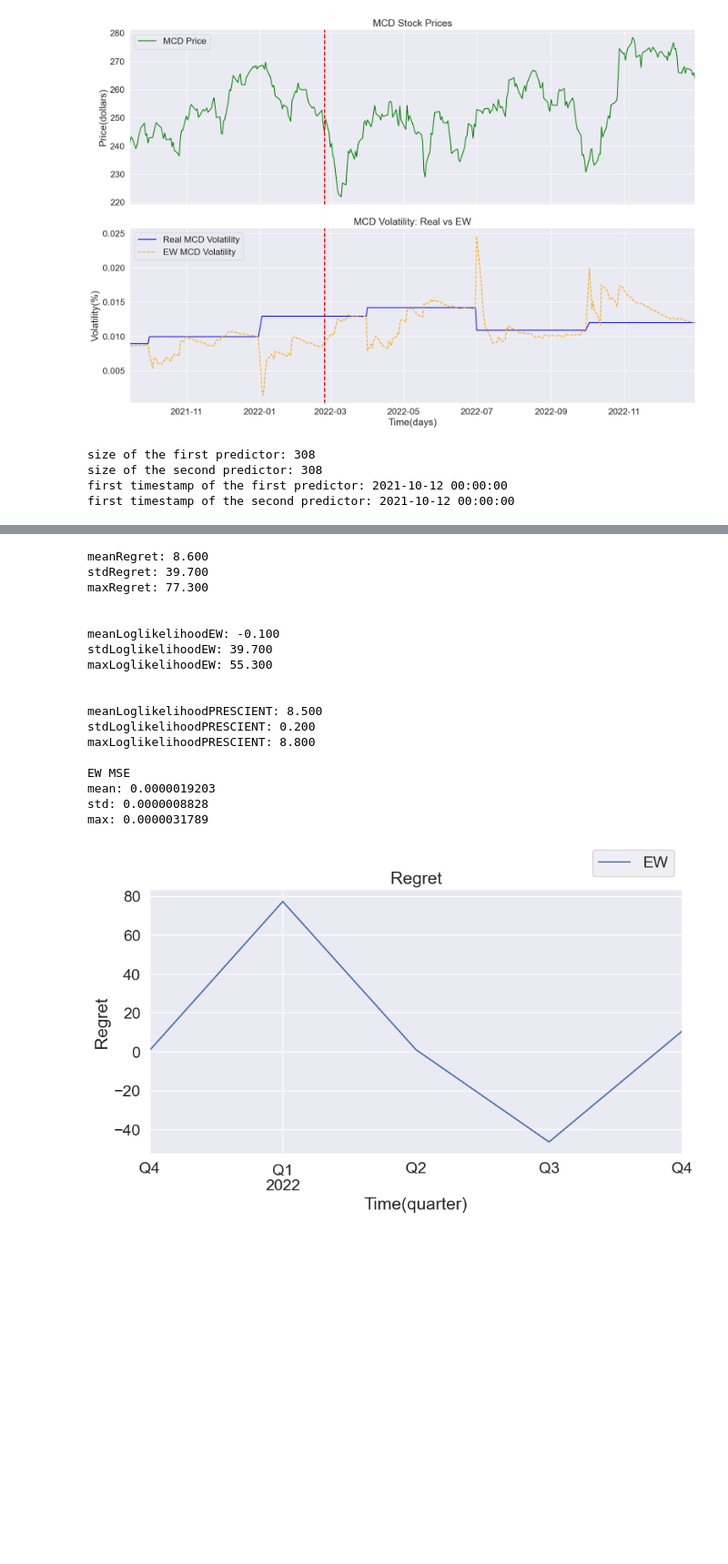
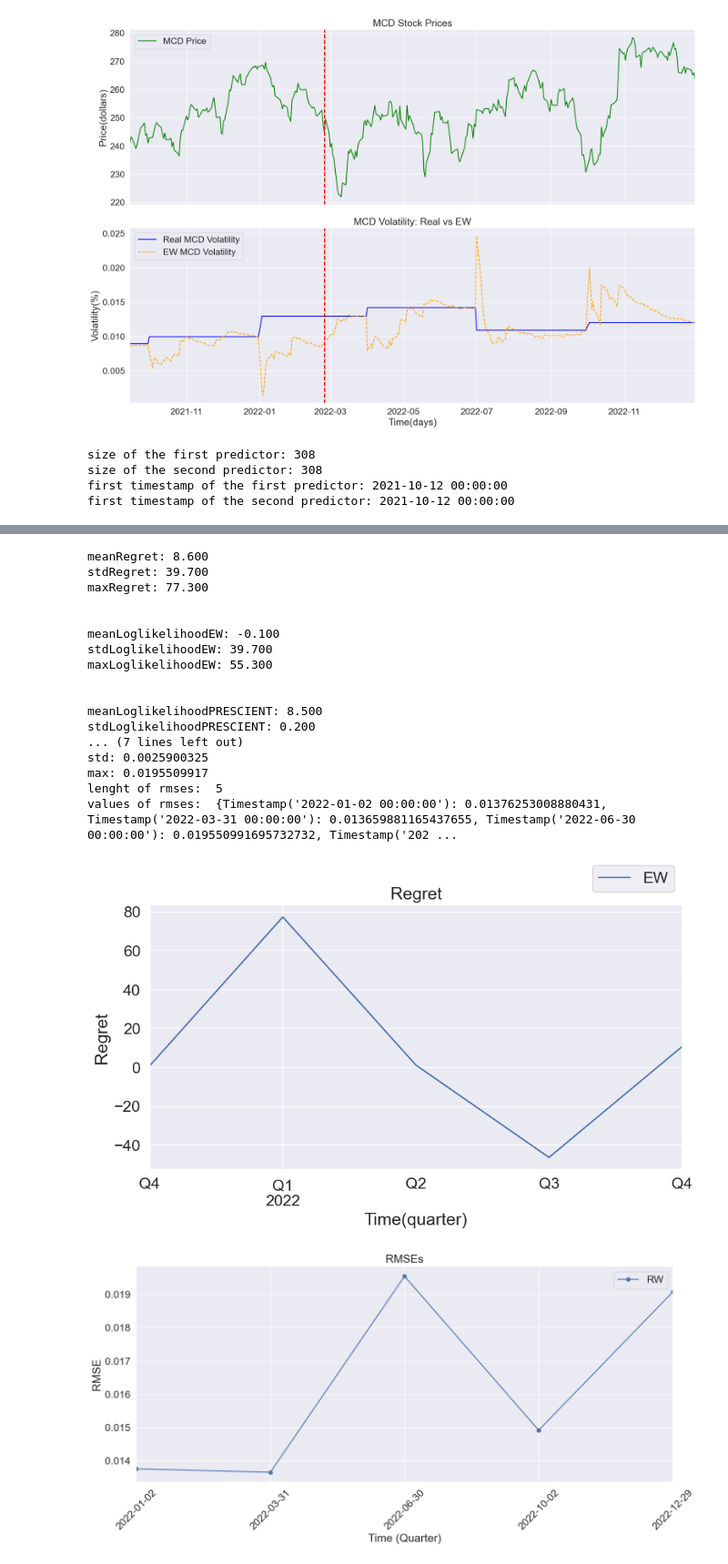
Before and after one commit to StefanoChiodini/cov_pred_finance, a Jupyter notebook: experiments/expandingWindowPerformance.ipynb, the cells around one changed output, grey strips where cells are left out. Shown at 91% size. Cells and saved outputs as stored; diff of their text form; code cells hidden in the pictures; blank space fills up the shorter version.

```diff
--- a/experiments/expandingWindowPerformance.ipynb
+++ b/experiments/expandingWindowPerformance.ipynb
@@ -55,10 +56,6 @@ ok everything works fine; at the moment i will not tune the model(there aren't p
 # %% [markdown]
 # Test Phase for expanding window predictor
 # %%
-# prepare the date for the test phase
-startingTestDate = testDataWithPercentageChange.index[0].strftime("%Y-%m-%d")
-endingTestDate = testDataWithPercentageChange.index[-1].strftime("%Y-%m-%d")
-
 # now filter the ewma volatilities between the start and end date
 real_volatility_startDate = pd.to_datetime(startingTestDate)
 real_volatility_endDate = pd.to_datetime(endingTestDate)
@@ -85,11 +82,6 @@ plot_prices_volatilities_for_predictor(testDataWithPrices, df_volatility_mcd['MC
 # %%
 # NOW I DO THE LAST THING; THE COMPARISON BETWEEN THE RW PREDICTOR AND THE PRESCIENT PREDICTOR IN TERMS OF
 # LOGLIKELIHOOD, LOGLIKELIHOOD REGRET AND MSE
-
-# first of all define the starting and ending date for the test phase: take the first and the last date of the test dataset
-
-startingTestDate = testDataWithPercentageChange.index[0].strftime("%Y-%m-%d")
-endingTestDate = testDataWithPercentageChange.index[-1].strftime("%Y-%m-%d")
 
 start_date = pd.to_datetime(startingTestDate, format="%Y-%m-%d")
 end_date = pd.to_datetime(endingTestDate, format="%Y-%m-%d")
@@ -151,13 +143,7 @@ print("first timestamp of the second predictor: " + str(list(predictors[1].keys(
 log_likelihoods = {}
 for i, predictorDict in enumerate(predictors):
 
-    # if the predictor is the prescient predictor, i have to use the uniformly distributed dataset
-    if names[i] == "PRESCIENT":
-        returns_temp = uniformlyDistributedReturns.loc[pd.Series(predictorDict).index].values[1:]
-
-    else:
-        returns_temp = testDataWithPercentageChange.loc[pd.Series(predictorDict).index].values[1:]
-
+    returns_temp = testDataWithPercentageChange.loc[pd.Series(predictorDict).index].values[1:]
     times = pd.Series(predictorDict).index[1:]
     Sigmas_temp = np.stack([predictorDict[t].values for t in predictorDict.keys()])[:-1]
     log_likelihoods[names[i]] = pd.Series(log_likelihood(returns_temp, Sigmas_temp), index=times)
@@ -233,49 +219,40 @@ for name in log_likelihoods_copy:
 
     print("\n")
     print(f"meanLoglikelihood{name}: {logLikelihoodMetrics[0]:.3f}")
     print(f"stdLoglikelihood{name}: {logLikelihoodMetrics[1]:.3f}")
     print(f"maxLoglikelihood{name}: {logLikelihoodMetrics[2]:.3f}")
 
 
 #
-# MSEs
+# RMSEs
 #
 
-for i, predictorDict in enumerate(predictors):
-    if names[i] != "PRESCIENT":
-        MSE_temp = MSE(testDataWithPercentageChange, predictorDict).resample("Q").mean()
+print("lenght of prescientDict: ", len(prescientDict))
+print("lenght of expandingWindowDict: ", len(expandingWindowDict))
 
-        print("\n" + names[i] + " MSE")
-        print(f"mean: {MSE_temp.mean():.10f}")
-        print(f"std: {MSE_temp.std():.10f}")
-        print(f"max: {MSE_temp.max():.10f}")
-
-
-#
-# RMSEs
-#
+RMSEcovarianceMatrix(testDataWithPercentageChange, predictors, prescientDict, start_date, names)
 # %% [output]
 size of the first predictor: 308
 size of the second predictor: 308
 first timestamp of the first predictor: 2021-10-12 00:00:00
 first timestamp of the second predictor: 2021-10-12 00:00:00
 [figure]
 meanRegret: 8.600
 stdRegret: 39.700
 maxRegret: 77.300
 
 
 meanLoglikelihoodEW: -0.100
 stdLoglikelihoodEW: 39.700
 maxLoglikelihoodEW: 55.300
 
 
 meanLoglikelihoodPRESCIENT: 8.500
 stdLoglikelihoodPRESCIENT: 0.200
-maxLoglikelihoodPRESCIENT: 8.800
-
-EW MSE
-mean: 0.0000019203
-std: 0.0000008828
-max: 0.0000031789
+... (7 lines left out)
+std: 0.0025900325
+max: 0.0195509917
+lenght of rmses:  5
+values of rmses:  {Timestamp('2022-01-02 00:00:00'): 0.01376253008880431, Timestamp('2022-03-31 00:00:00'): 0.013659881165437655, Timestamp('2022-06-30 00:00:00'): 0.019550991695732732, Timestamp('202 ...
 [figure]
+[figure, added]
```
Also changed, not shown: parts of 1 cell of this notebook, 9 other files.
